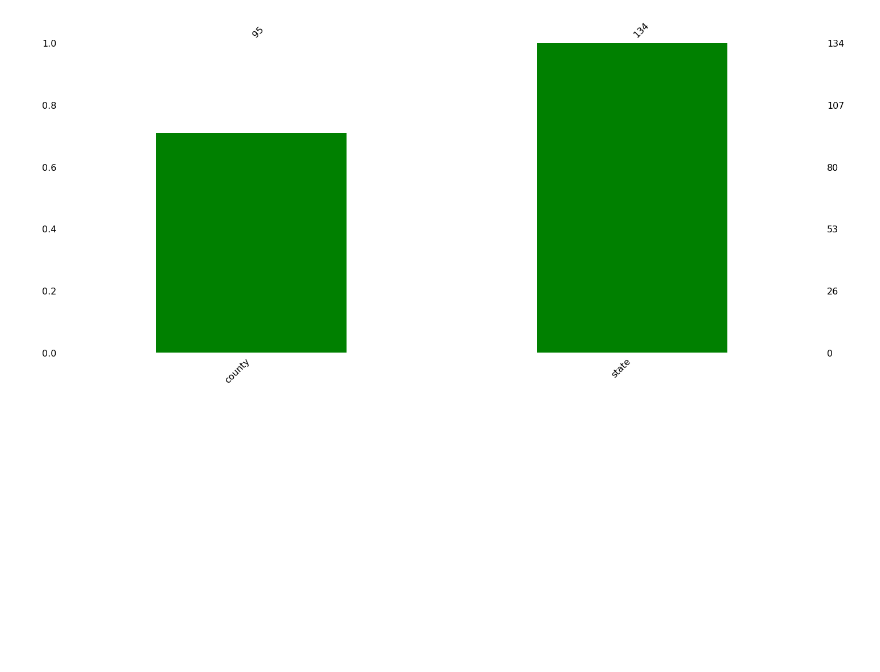
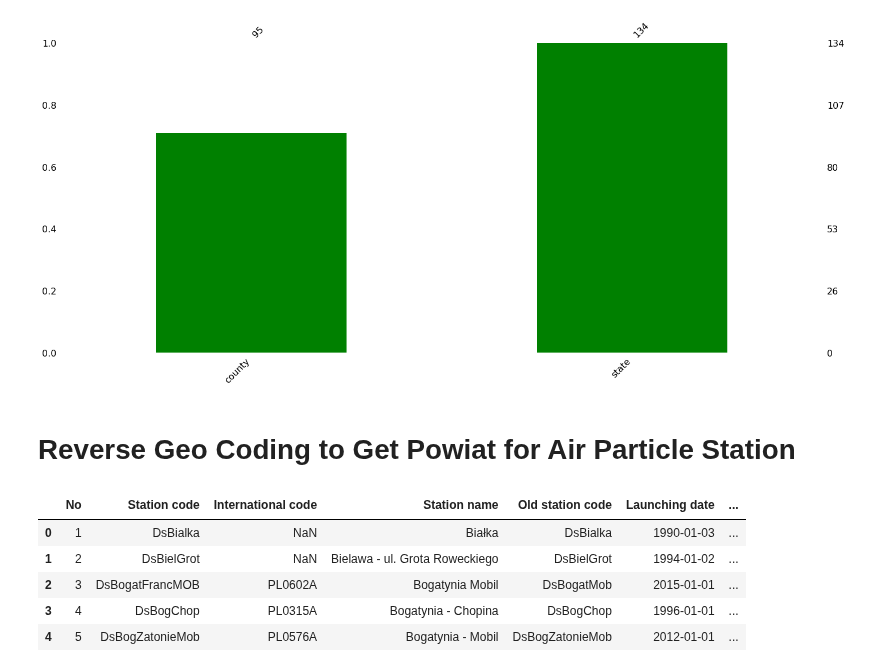
Before and after one commit to OmdenaAI/warsaw-poland-chapter-air-pollution, a Jupyter notebook: src/tasks/task-2-data-preprocessing/rukshar_reverse_geocoding.ipynb, the cells around one changed output. Cells and saved outputs as stored; diff of their text form; code cells hidden in the pictures; blank space fills up the shorter version.

```diff
--- a/src/tasks/task-2-data-preprocessing/rukshar_reverse_geocoding.ipynb
+++ b/src/tasks/task-2-data-preprocessing/rukshar_reverse_geocoding.ipynb
@@ -78,3 +80,5 @@ missingno.bar(address, color='g') #check for missing values and produce bar char
 # %% [output]
 <matplotlib.axes._subplots.AxesSubplot at 0x...>
 [figure]
+# %% [markdown]
+# Reverse Geo Coding to Get Powiat for Air Particle Station
@@ -80,0 +124,10 @@ missingno.bar(address, color='g') #check for missing values and produce bar char
+# %%
+final_df = pd.concat([air_quality_station_df, address], axis=1) #concat with the original stations data
+final_df.head()
+# %% [output]
+|  | No | Station code | International code | Station name | Old station code | Launching date | ... |
+| 0 | 1 | DsBialka | NaN | Białka | DsBialka | 1990-01-03 | ... |
+| 1 | 2 | DsBielGrot | NaN | Bielawa - ul. Grota Roweckiego | DsBielGrot | 1994-01-02 | ... |
+| 2 | 3 | DsBogatFrancMOB | PL0602A | Bogatynia Mobil | DsBogatMob | 2015-01-01 | ... |
+| 3 | 4 | DsBogChop | PL0315A | Bogatynia - Chopina | DsBogChop | 1996-01-01 | ... |
+| 4 | 5 | DsBogZatonieMob | PL0576A | Bogatynia - Mobil | DsBogZatonieMob | 2012-01-01 | ... |
```
Also changed, not shown: parts of 4 cells of this notebook.
